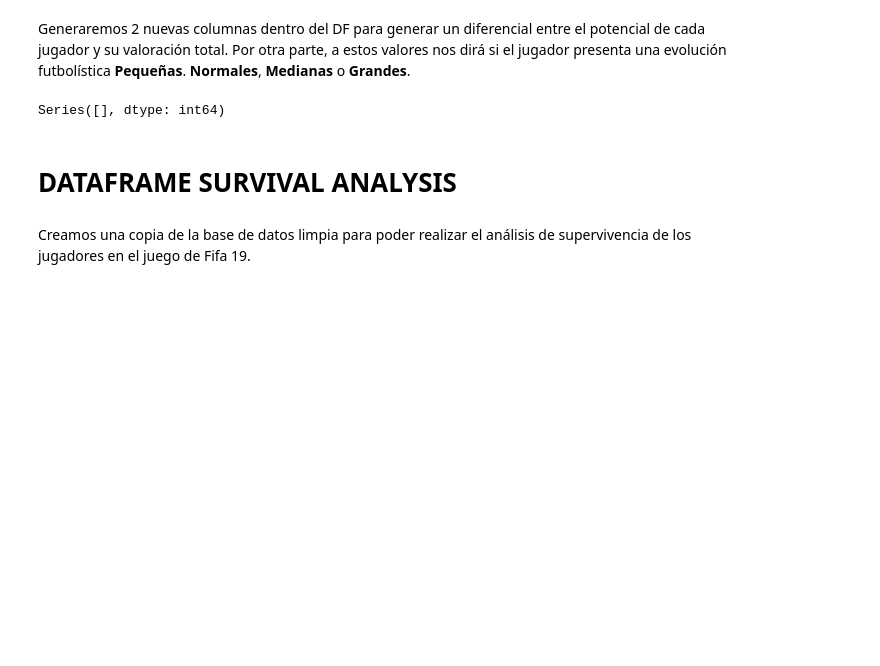
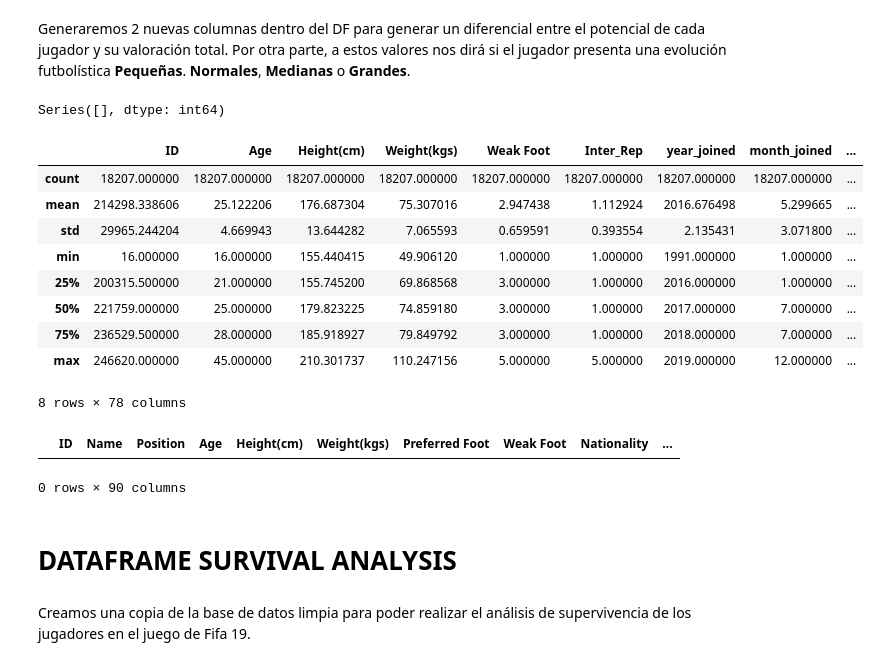
Before and after one commit to JMCass/datamex1019, a Jupyter notebook: final-project/main.ipynb, the cells around one changed output. Cells and saved outputs as stored; diff of their text form; code cells hidden in the pictures; blank space fills up the shorter version.

```diff
--- a/final-project/main.ipynb
+++ b/final-project/main.ipynb
@@ -345,6 +346,24 @@ null_cols=fifadb.isnull().sum()
 null_cols[null_cols>0]
 # %% [output]
 Series([], dtype: int64)
+# %%
+fifadb.describe()
+# %% [output]
+|  | ID | Age | Height(cm) | Weight(kgs) | Weak Foot | Inter_Rep | year_joined | month_joined | ... |
+| count | 18207.000000 | 18207.000000 | 18207.000000 | 18207.000000 | 18207.000000 | 18207.000000 | 18207.000000 | 18207.000000 | ... |
+| mean | 214298.338606 | 25.122206 | 176.687304 | 75.307016 | 2.947438 | 1.112924 | 2016.676498 | 5.299665 | ... |
+| std | 29965.244204 | 4.669943 | 13.644282 | 7.065593 | 0.659591 | 0.393554 | 2.135431 | 3.071800 | ... |
+| min | 16.000000 | 16.000000 | 155.440415 | 49.906120 | 1.000000 | 1.000000 | 1991.000000 | 1.000000 | ... |
+| 25% | 200315.500000 | 21.000000 | 155.745200 | 69.868568 | 3.000000 | 1.000000 | 2016.000000 | 1.000000 | ... |
+| 50% | 221759.000000 | 25.000000 | 179.823225 | 74.859180 | 3.000000 | 1.000000 | 2017.000000 | 7.000000 | ... |
+| 75% | 236529.500000 | 28.000000 | 185.918927 | 79.849792 | 3.000000 | 1.000000 | 2018.000000 | 7.000000 | ... |
+| max | 246620.000000 | 45.000000 | 210.301737 | 110.247156 | 5.000000 | 5.000000 | 2019.000000 | 12.000000 | ... |
+8 rows × 78 columns
+# %%
+fifadb.loc[fifadb.duplicated(), :].sort_values('Name').head()
+# %% [output]
+|  | ID | Name | Position | Age | Height(cm) | Weight(kgs) | Preferred Foot | Weak Foot | Nationality | ... |
+0 rows × 90 columns
 # %% [markdown]
 # DATAFRAME SURVIVAL ANALYSIS
 # %% [markdown]
```
Also changed, not shown: parts of 41 cells of this notebook, 4 other files.
